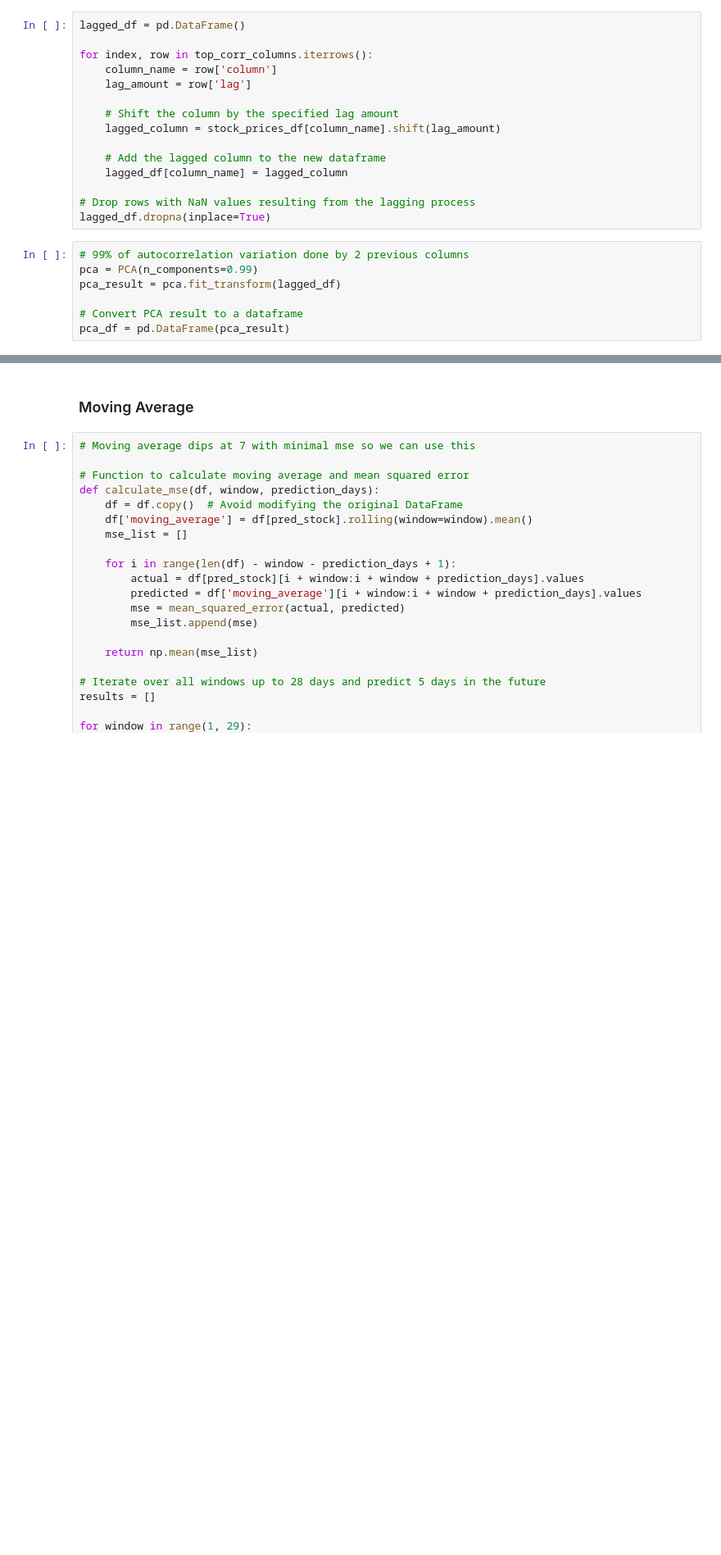
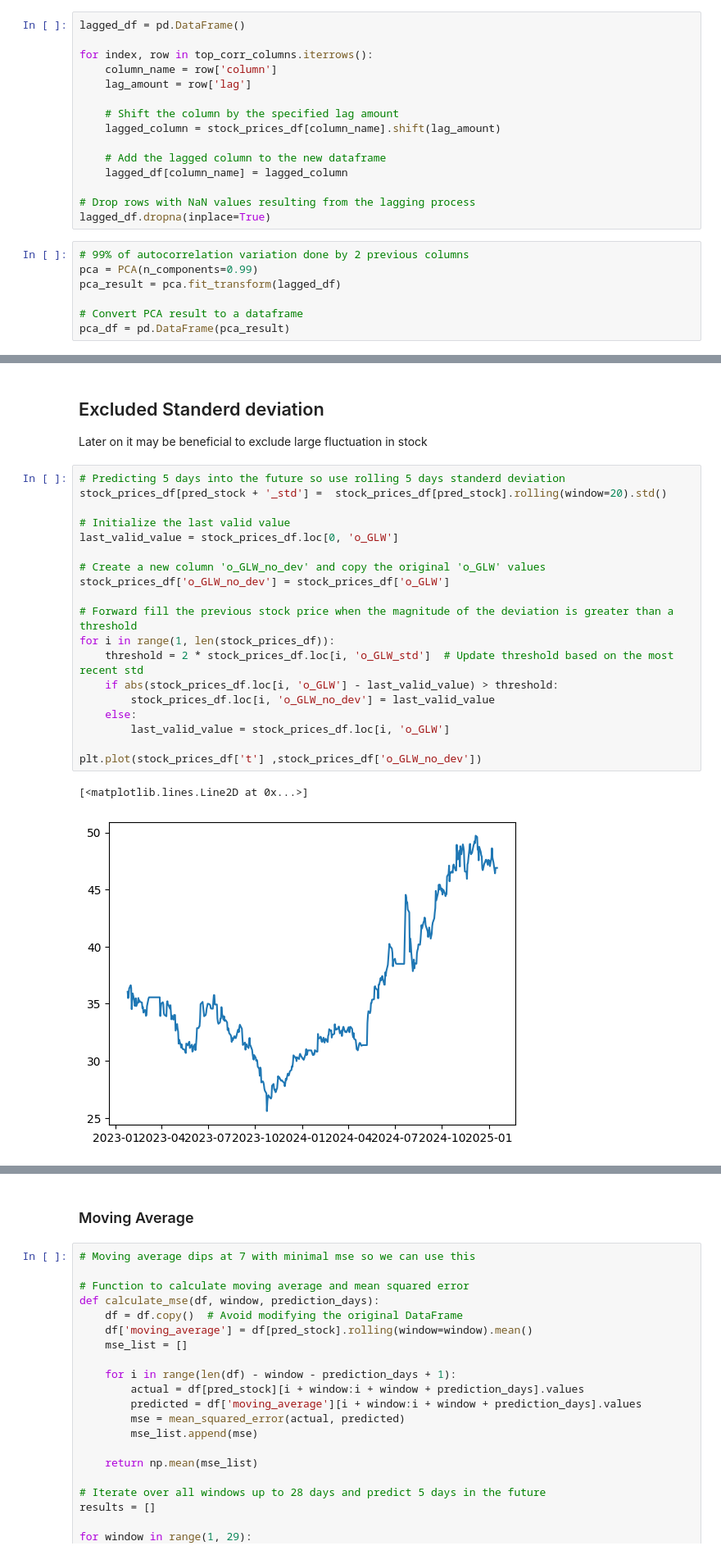
Before and after one commit to Benedictgr97/stock_prediction_v2, a Jupyter notebook: price_predictor.ipynb, the cells around one changed output, grey strips where cells are left out. Shown at 82% size. Cells and saved outputs as stored; diff of their text form; blank space fills up the shorter version.

```diff
--- a/price_predictor.ipynb
+++ b/price_predictor.ipynb
@@ -239,0 +235,25 @@ stock_prices_df.tail(10)
+# %% [markdown]
+## Excluded Standerd deviation
+Later on it may be beneficial to exclude large fluctuation in stock
+# %%
+# Predicting 5 days into the future so use rolling 5 days standerd deviation
+stock_prices_df[pred_stock + '_std'] =  stock_prices_df[pred_stock].rolling(window=20).std()
+
+# Initialize the last valid value
+last_valid_value = stock_prices_df.loc[0, 'o_GLW']
+
+# Create a new column 'o_GLW_no_dev' and copy the original 'o_GLW' values
+stock_prices_df['o_GLW_no_dev'] = stock_prices_df['o_GLW']
+
+# Forward fill the previous stock price when the magnitude of the deviation is greater than a threshold
+for i in range(1, len(stock_prices_df)):
+    threshold = 2 * stock_prices_df.loc[i, 'o_GLW_std']  # Update threshold based on the most recent std
+    if abs(stock_prices_df.loc[i, 'o_GLW'] - last_valid_value) > threshold:
+        stock_prices_df.loc[i, 'o_GLW_no_dev'] = last_valid_value
+    else:
+        last_valid_value = stock_prices_df.loc[i, 'o_GLW']
+
+plt.plot(stock_prices_df['t'] ,stock_prices_df['o_GLW_no_dev'])
+# %% [output]
+[<matplotlib.lines.Line2D at 0x...>]
+[figure, added]
```
Also changed, not shown: parts of 13 cells of this notebook.
